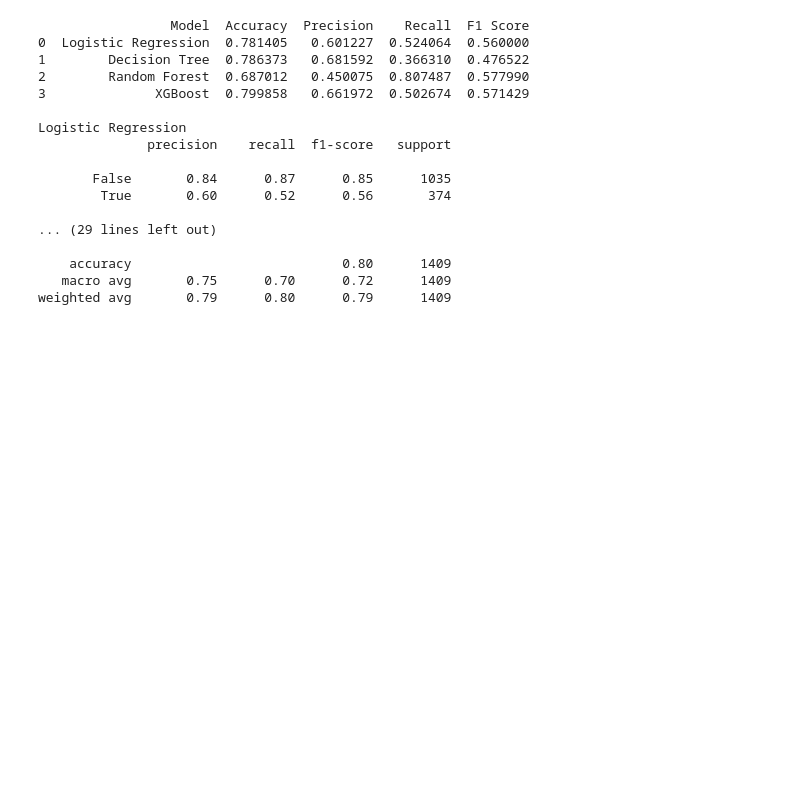
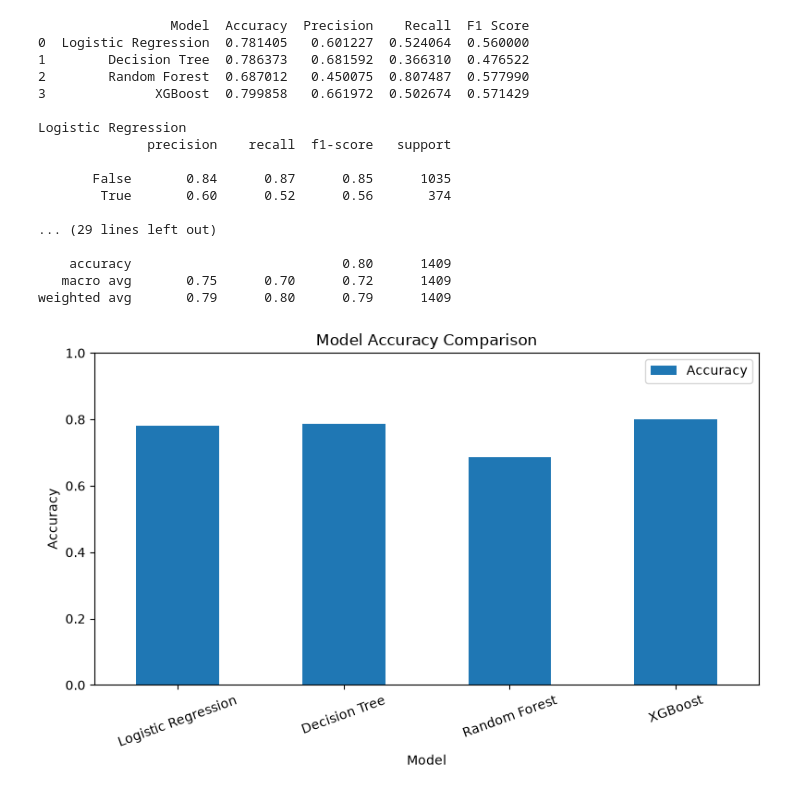
Before and after one commit to vaidiksanghani07-boop/Customer-Churn-Project, a Jupyter notebook: notebooks/06_model_compression.ipynb, the cells around one changed output. Drawn from its saved outputs; the diff is of its cells as text; code cells hidden in the pictures; blank space fills up the shorter version.

Commit message:
add accuracy grap

```diff
--- a/notebooks/06_model_compression.ipynb
+++ b/notebooks/06_model_compression.ipynb
@@ -104,3 +104,19 @@ Logistic Regression
     accuracy                           0.80      1409
    macro avg       0.75      0.70      0.72      1409
 weighted avg       0.79      0.80      0.79      1409
+# %%
+comparison.plot(
+    x="Model",
+    y="Accuracy",
+    kind="bar",
+    figsize=(8, 5)
+)
+
+plt.ylim(0, 1)
+plt.ylabel("Accuracy")
+plt.title("Model Accuracy Comparison")
+plt.xticks(rotation=20)
+plt.tight_layout()
+plt.show()
+# %% [output]
+[figure, added]
```
